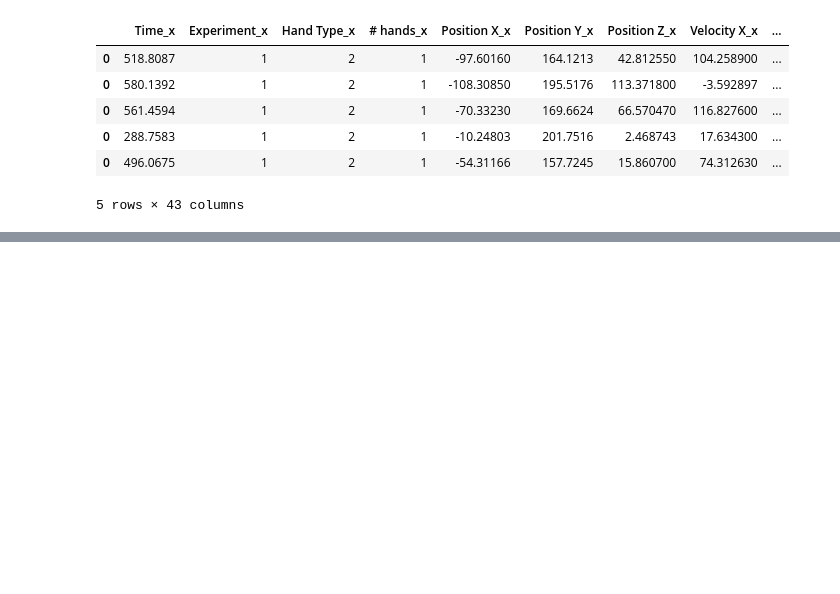
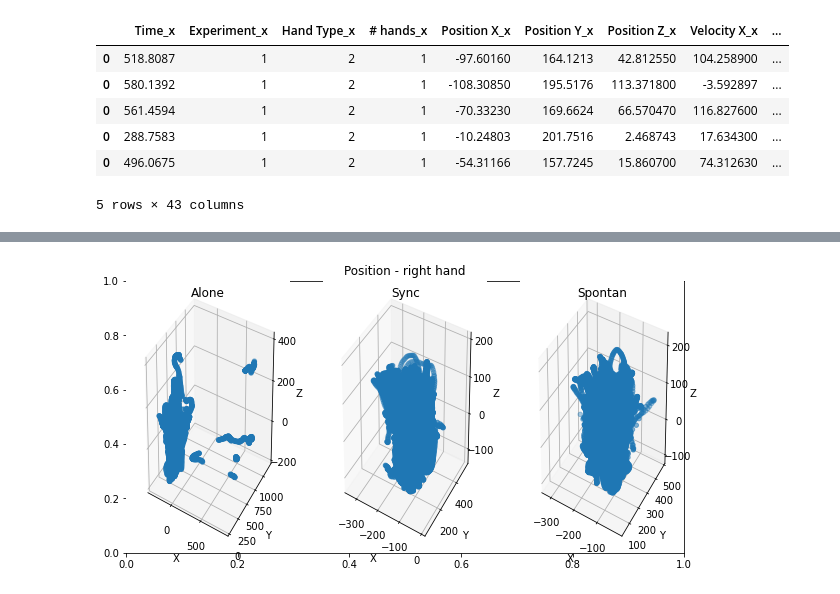
Before and after one commit to ShauliTaragin/ML-Sem2-Assignment, a Jupyter notebook: Hands-Sync.ipynb, the cells around one changed output, grey strips where cells are left out. Drawn from its saved outputs; the diff is of its cells as text; code cells hidden in the pictures; blank space fills up the shorter version.

```diff
--- a/Hands-Sync.ipynb
+++ b/Hands-Sync.ipynb
@@ -156,0 +153,84 @@ for i in range(1,3):
+# %%
+from mpl_toolkits.mplot3d import Axes3D
+import matplotlib.pyplot as plt
+import numpy as np
+
+for pose in ["Position", "Velocity", "Wrist Pos"]:
+    fig = plt.figure(figsize=(10,5))
+    plt.title(pose+" - right hand")
+    for i in range(1,4):
+        ax = fig.add_subplot(1,3,i, projection='3d')
+        x = train[train['Experiment_x']==str(i)][" "+pose+" X_x"]
+        y = train[train['Experiment_x']==str(i)][" "+pose+" Y_x"]
+        z = train[train['Experiment_x']==str(i)][" "+pose+" Z_x"]
+        ax.scatter(x, y, z,)
+        ax.set_xlabel('X')
+        ax.set_ylabel('Y')
+        ax.set_zlabel('Z')
+        if(i==1):
+            plt.title("Alone")
+        else:
+            if(i==2):
+                plt.title("Sync")
+            else:
+                plt.title("Spontan")
+
+    fig = plt.figure(figsize=(10,5))
+    plt.title(pose+" - left hand")
+    for i in range(1,4):
+        ax = fig.add_subplot(1,3,i, projection='3d')
+        x = train[train['Experiment_x']==str(i)][" "+pose+" X_y"]
+        y = train[train['Experiment_x']==str(i)][" "+pose+" Y_y"]
+        z = train[train['Experiment_x']==str(i)][" "+pose+" Z_y"]
+        ax.scatter(x, y, z,)
+        ax.set_xlabel('X')
+        ax.set_ylabel('Y')
+        ax.set_zlabel('Z')
+        if(i==1):
+            plt.title("Alone")
+        else:
+            if(i==2):
+                plt.title("Sync")
+            else:
+                plt.title("Spontan")
+
+fig = plt.figure(figsize=(10,5))
+plt.title("Elbow pos - right hand")
+for i in range(1,4):
+    ax = fig.add_subplot(1,3,i, projection='3d')
+    x = train[train['Experiment_x']==str(i)][" Elbow pos X_x"]
+    y = train[train['Experiment_x']==str(i)][" Elbow Pos Y_x"]
+    z = train[train['Experiment_x']==str(i)][" Elbow Pos Z_x"]
+    ax.scatter(x, y, z,)
+    ax.set_xlabel('X')
+    ax.set_ylabel('Y')
+    ax.set_zlabel('Z')
+    if(i==1):
+        plt.title("Alone")
+    else:
+        if(i==2):
+            plt.title("Sync")
+        else:
+            plt.title("Spontan")
+
+fig = plt.figure(figsize=(10,5))
+plt.title("Elbow pos - left hand")
+for i in range(1,4):
+    ax = fig.add_subplot(1,3,i, projection='3d')
+    x = train[train['Experiment_x']==str(i)][" Elbow pos X_y"]
+    y = train[train['Experiment_x']==str(i)][" Elbow Pos Y_y"]
+    z = train[train['Experiment_x']==str(i)][" Elbow Pos Z_y"]
+    ax.scatter(x, y, z,)
+    ax.set_xlabel('X')
+    ax.set_ylabel('Y')
+    ax.set_zlabel('Z')
+    if(i==1):
+        plt.title("Alone")
+    else:
+        if(i==2):
+            plt.title("Sync")
+        else:
+            plt.title("Spontan")
+plt.show()
+# %% [output]
+[figure, added]
```
Also changed, not shown: parts of 3 cells of this notebook.
